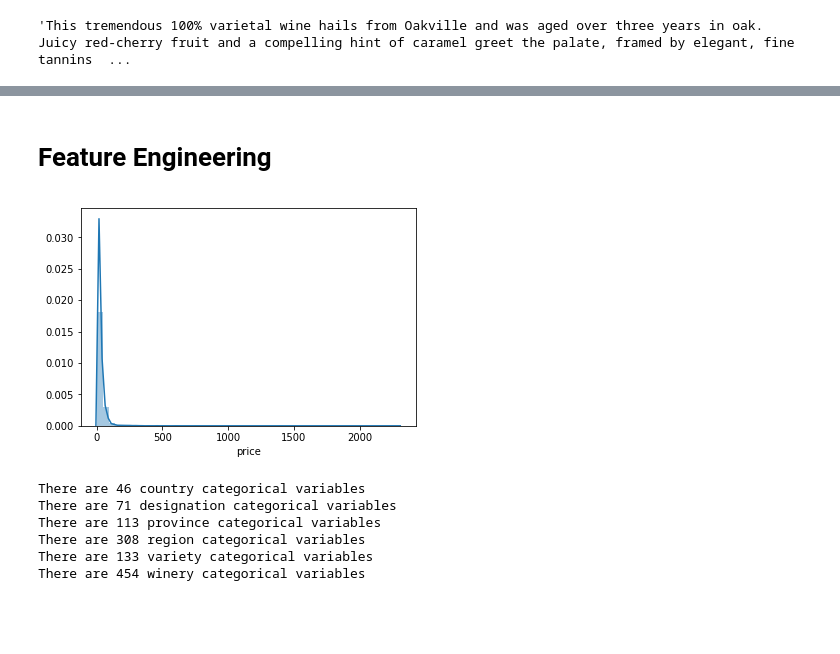
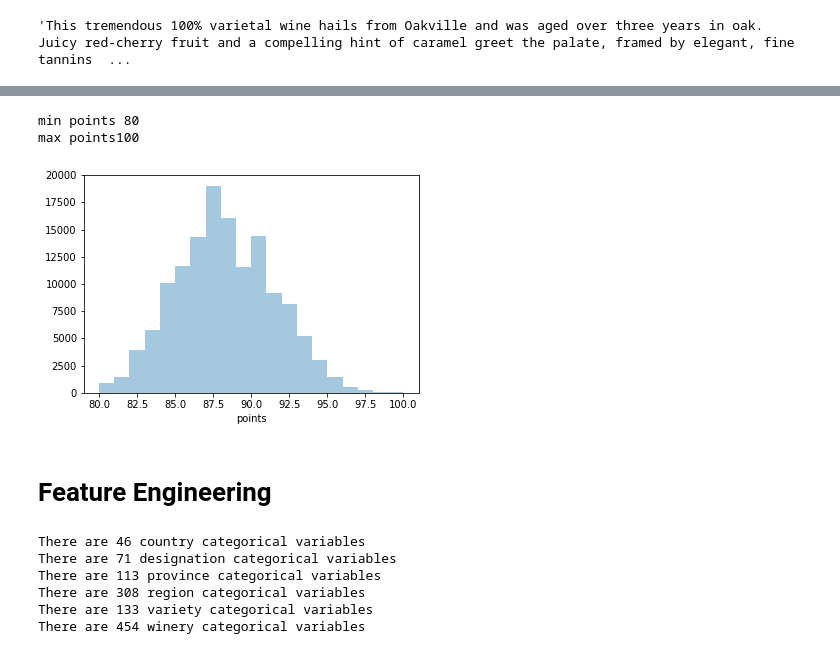
Before and after one commit to statisticianinstilettos/wine_quality_predictions, a Jupyter notebook: wine_analysis.ipynb, the cells around one changed output, grey strips where cells are left out. Saved outputs shown, nothing was run; the diff lists cells and outputs as text; code cells hidden in the pictures; blank space fills up the shorter version.

```diff
--- a/wine_analysis.ipynb
+++ b/wine_analysis.ipynb
@@ -36,10 +60,15 @@ wine["description"][0]
+# %%
+print("min points {}".format(wine.points.min()))
+print("max points{}".format(wine.points.max()))
+
+sns.distplot(wine.points, bins=20, kde=False)
+plt.show()
+# %% [output]
+min points 80
+max points100
+[figure, added]
 # %% [markdown]
 # Feature Engineering
-# %%
-sns.distplot(wine.price)
-plt.show()
-# %% [output]
-[figure, removed]
 # %%
 def ohe_features(df, feature, occurances):
     '''
```
Also changed, not shown: parts of 17 cells of this notebook.
